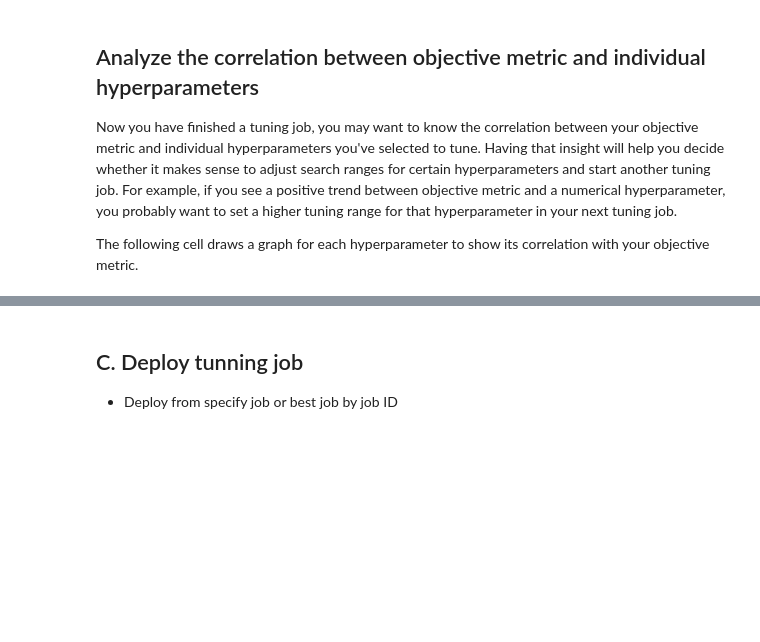
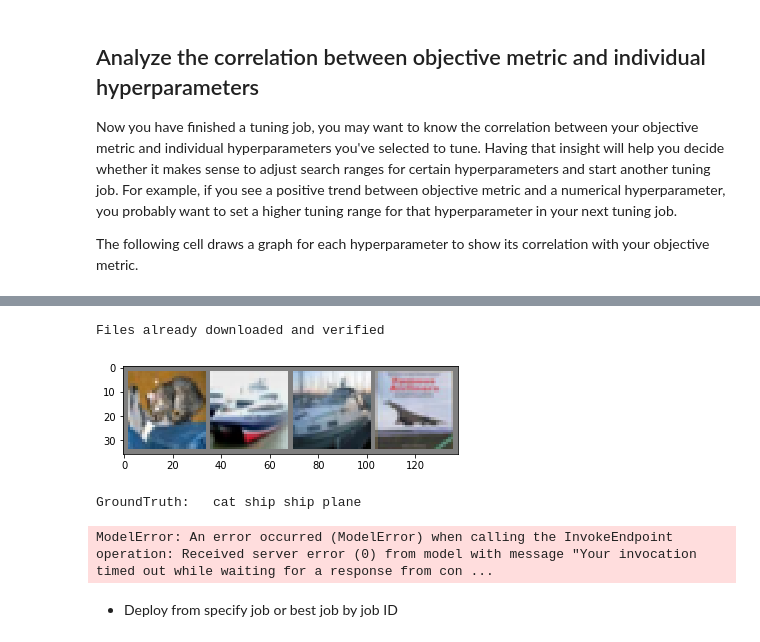
Before and after one commit to JanLin0817/Sagemaker_trial, a Jupyter notebook: pytorch_sagemaker_tunner.ipynb, the cells around one changed output, grey strips where cells are left out. Drawn from its saved outputs; the diff is of its cells as text; code cells hidden in the pictures; blank space fills up the shorter version.

```diff
--- a/pytorch_sagemaker_tunner.ipynb
+++ b/pytorch_sagemaker_tunner.ipynb
@@ -240,0 +286,16 @@ show(bokeh.layouts.Column(*figures))
+# %%
+def imshow(img):
+    img = img / 2 + 0.5     # unnormalize
+    npimg = img.numpy()
+    plt.imshow(np.transpose(npimg, (1, 2, 0)))
+    plt.show()
+
+def get_data(data_root='./data'):
+    transform = transforms.Compose([transforms.ToTensor(),
+                                    transforms.Normalize((0.5, 0.5, 0.5), (0.5, 0.5, 0.5))])
+    testset = torchvision.datasets.CIFAR10(root=data_root, train=False,
+                                           download=True, transform=transform)
+    testloader = torch.utils.data.DataLoader(testset, batch_size=4,
+                                             shuffle=False, num_workers=2)
+
+    return testloader
@@ -241,3 +312,27 @@ show(bokeh.layouts.Column(*figures))
+# %%
+# Inference at end point
+# fail: findout someday
+import matplotlib.pyplot as plt
+
+# get some test images
+test_loader = get_data()
+dataiter = iter(test_loader)
+images, labels = dataiter.next()
+
+classes = ('plane', 'car', 'bird', 'cat', 'deer',
+           'dog', 'frog', 'horse', 'ship', 'truck')
+
+# print images
+imshow(torchvision.utils.make_grid(images))
+print('GroundTruth: ', ' '.join('%4s' % classes[labels[j]] for j in range(4)))
+
+outputs = predictor.predict(images.numpy())
+_, predicted = torch.max(torch.from_numpy(np.array(outputs)), 1)
+print('Predicted: ', ' '.join('%4s' % classes[predicted[j]] for j in range(4)))
+# %% [output]
+Files already downloaded and verified
+[figure, added]
+GroundTruth:   cat ship ship plane
+ModelError: An error occurred (ModelError) when calling the InvokeEndpoint operation: Received server error (0) from model with message "Your invocation timed out while waiting for a response from con ...
 # %% [markdown]
-## C. Deploy tunning job
 * Deploy from specify job or best job by job ID
```
Also changed, not shown: parts of 12 cells of this notebook, 2 other files.
